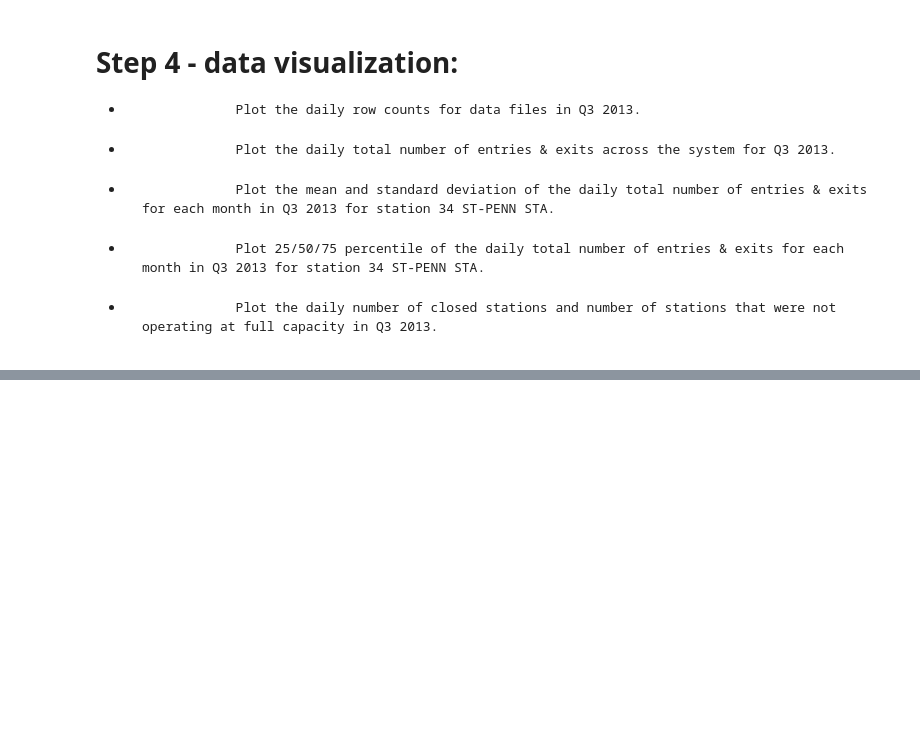
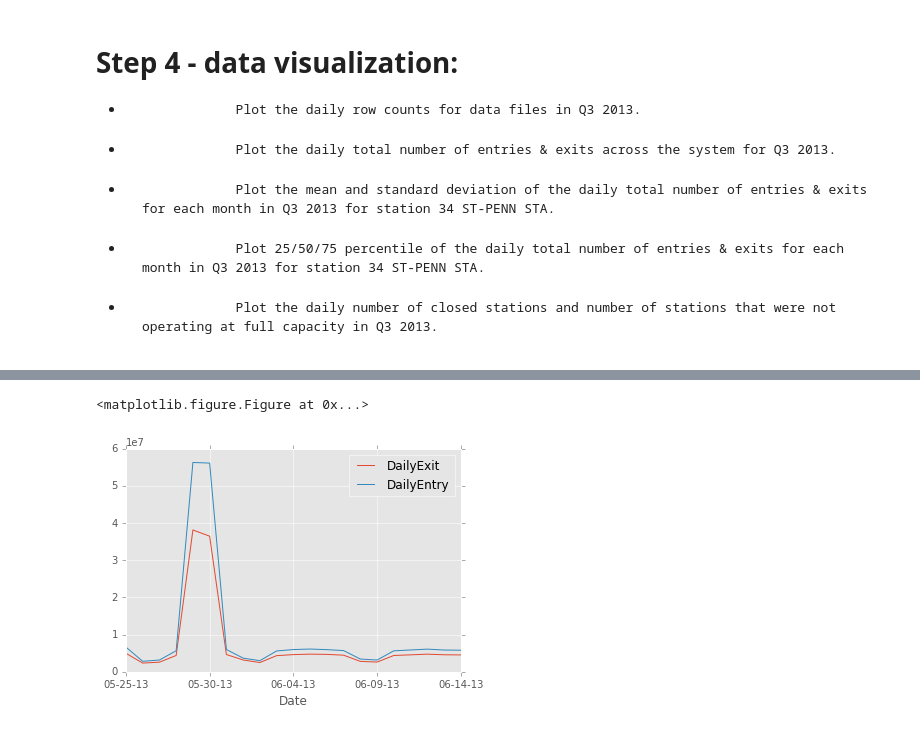
Before and after one commit to tinnyworm/Tinny, a Jupyter notebook: TS/TS Data Challange.ipynb, the cells around one changed output, grey strips where cells are left out. Drawn from its saved outputs; the diff is of its cells as text; code cells hidden in the pictures; blank space fills up the shorter version.

Commit message:
visualization part partially done

```diff
--- a/TS/TS Data Challange.ipynb
+++ b/TS/TS Data Challange.ipynb
@@ -21,9 +21,14 @@ work_path = "/Users/Wenjie/Projects/GitHub/Tinny/TS/MTA"
 import numpy  as np
 import pandas as pd
 
+import matplotlib.pyplot as plt
+import matplotlib
+matplotlib.style.use('ggplot')
+
 import os, sys
 import csv
 import glob
+import math
 
 from datetime import datetime
 from glob     import glob
@@ -440,3 +445,9 @@ closed[["Station","Date","DailyTraffic"]].head()
 -                 Plot the mean and standard deviation of the daily total number of entries & exits for each month in Q3 2013 for station 34 ST-PENN STA.
 -                 Plot 25/50/75 percentile of the daily total number of entries & exits for each month in Q3 2013 for station 34 ST-PENN STA.
 -                 Plot the daily number of closed stations and number of stations that were not operating at full capacity in Q3 2013.
+# %%
+def get_quarter( month ):
+    return str( int( math.ceil(month/3.) ) )
+
+df_daily["Month"]   = df_daily.apply( lambda x: str(int(x["Date"][:2])), axis=1 )
+df_daily["Quarter"] = df_daily.apply( lambda x: get_quarter( int(x["Date"][:2]) ), axis=1 )
@@ -442,0 +463,12 @@ closed[["Station","Date","DailyTraffic"]].head()
+# %%
+year    = "13"
+quarter = "2"
+
+df_q = df_daily[ (df_daily["Year"] == year) & (df_daily["Quarter"] == quarter) ]
+# %%
+# Plot the daily total number of entries & exits across the system for Q3 2013.
+df_test = df_q.groupby("Date").agg({"DailyEntry": "sum", "DailyExit": sum})
+plt.figure(); df_test.plot();
+# %% [output]
+<matplotlib.figure.Figure at 0x...>
+[figure, added]
```
Also changed, not shown: parts of 8 cells of this notebook.
